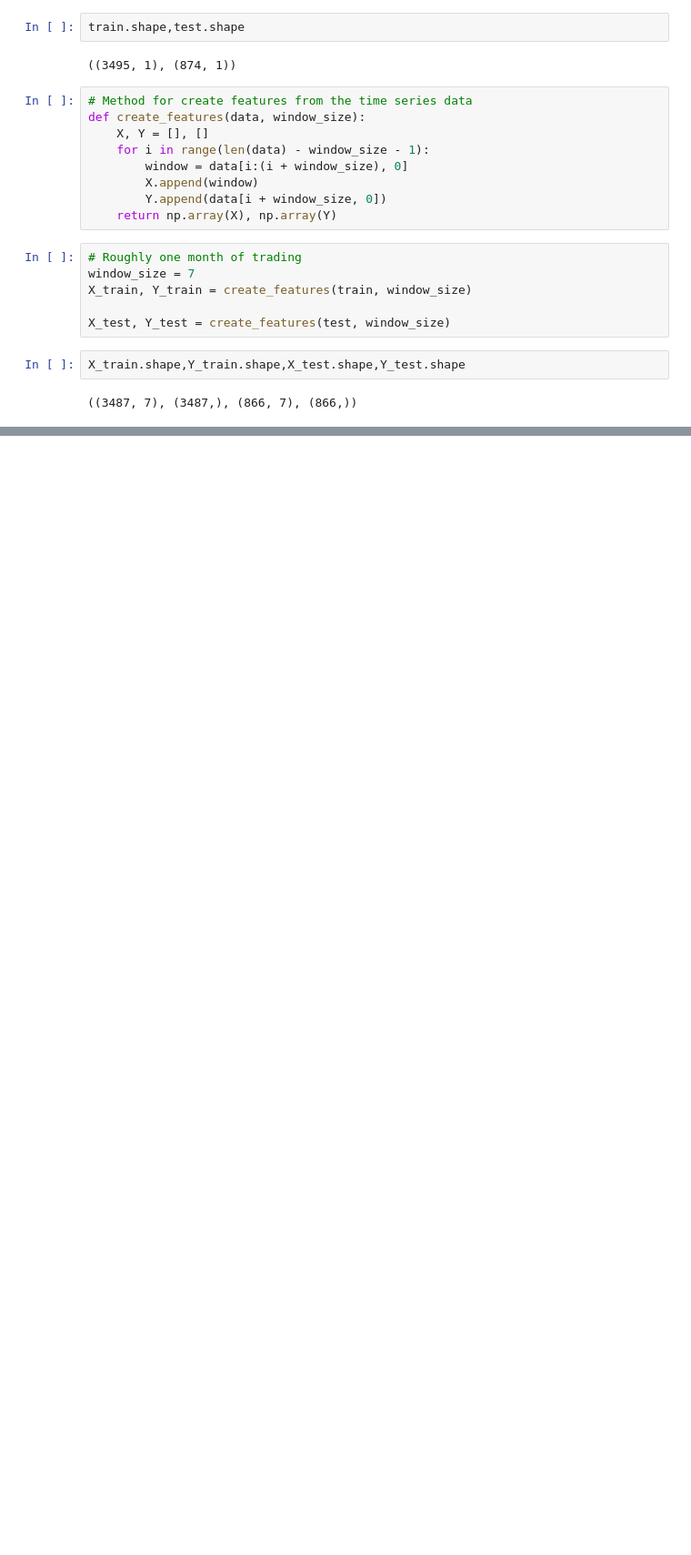
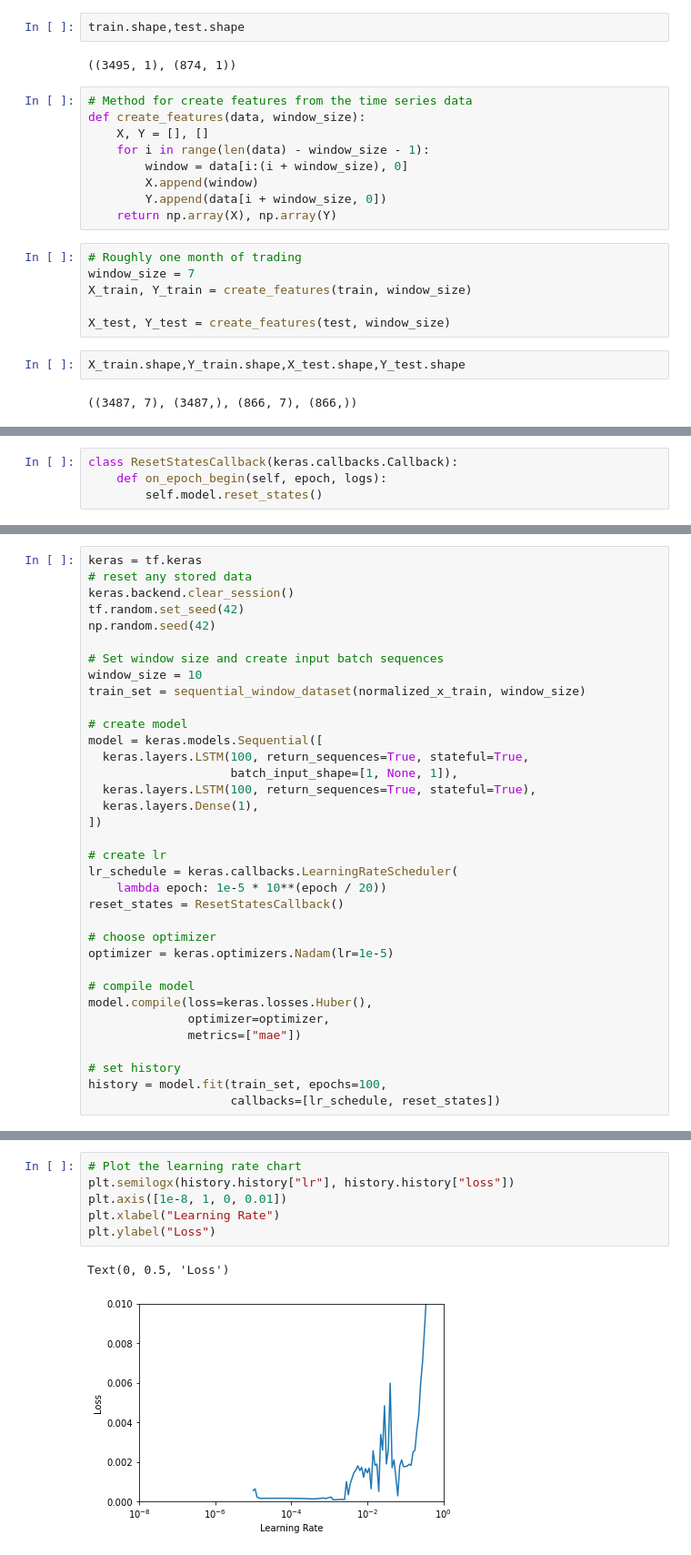
Before and after one commit to sudharshanavp/stock_market_prediction, a Jupyter notebook: notebooks/LSTM_notebook.ipynb, the cells around one changed output, grey strips where cells are left out. Shown: that part at 91% size. Saved outputs shown, nothing was run; the diff lists cells and outputs as text; blank space fills up the shorter version.

Commit message:
feat: random forest and lstm models

```diff
--- a/notebooks/LSTM_notebook.ipynb
+++ b/notebooks/LSTM_notebook.ipynb
@@ -154,0 +268,4 @@ print(tf.__version__)
+# %%
+class ResetStatesCallback(keras.callbacks.Callback):
+    def on_epoch_begin(self, epoch, logs):
+        self.model.reset_states()
@@ -154,0 +274,35 @@ print(tf.__version__)
+# %%
+keras = tf.keras
+# reset any stored data
+keras.backend.clear_session()
+tf.random.set_seed(42)
+np.random.seed(42)
+
+# Set window size and create input batch sequences
+window_size = 10
+train_set = sequential_window_dataset(normalized_x_train, window_size)
+
+# create model
+model = keras.models.Sequential([
+  keras.layers.LSTM(100, return_sequences=True, stateful=True,
+                    batch_input_shape=[1, None, 1]),
+  keras.layers.LSTM(100, return_sequences=True, stateful=True),
+  keras.layers.Dense(1),
+])
+
+# create lr
+lr_schedule = keras.callbacks.LearningRateScheduler(
+    lambda epoch: 1e-5 * 10**(epoch / 20))
+reset_states = ResetStatesCallback()
+
+# choose optimizer
+optimizer = keras.optimizers.Nadam(lr=1e-5)
+
+# compile model
+model.compile(loss=keras.losses.Huber(),
+              optimizer=optimizer,
+              metrics=["mae"])
+
+# set history
+history = model.fit(train_set, epochs=100,
+                    callbacks=[lr_schedule, reset_states])
@@ -154,0 +346,9 @@ print(tf.__version__)
+# %%
+# Plot the learning rate chart
+plt.semilogx(history.history["lr"], history.history["loss"])
+plt.axis([1e-8, 1, 0, 0.01])
+plt.xlabel("Learning Rate")
+plt.ylabel("Loss")
+# %% [output]
+Text(0, 0.5, 'Loss')
+[figure, added]
```
Also changed, not shown: parts of 21 cells of this notebook, 1 other file.
